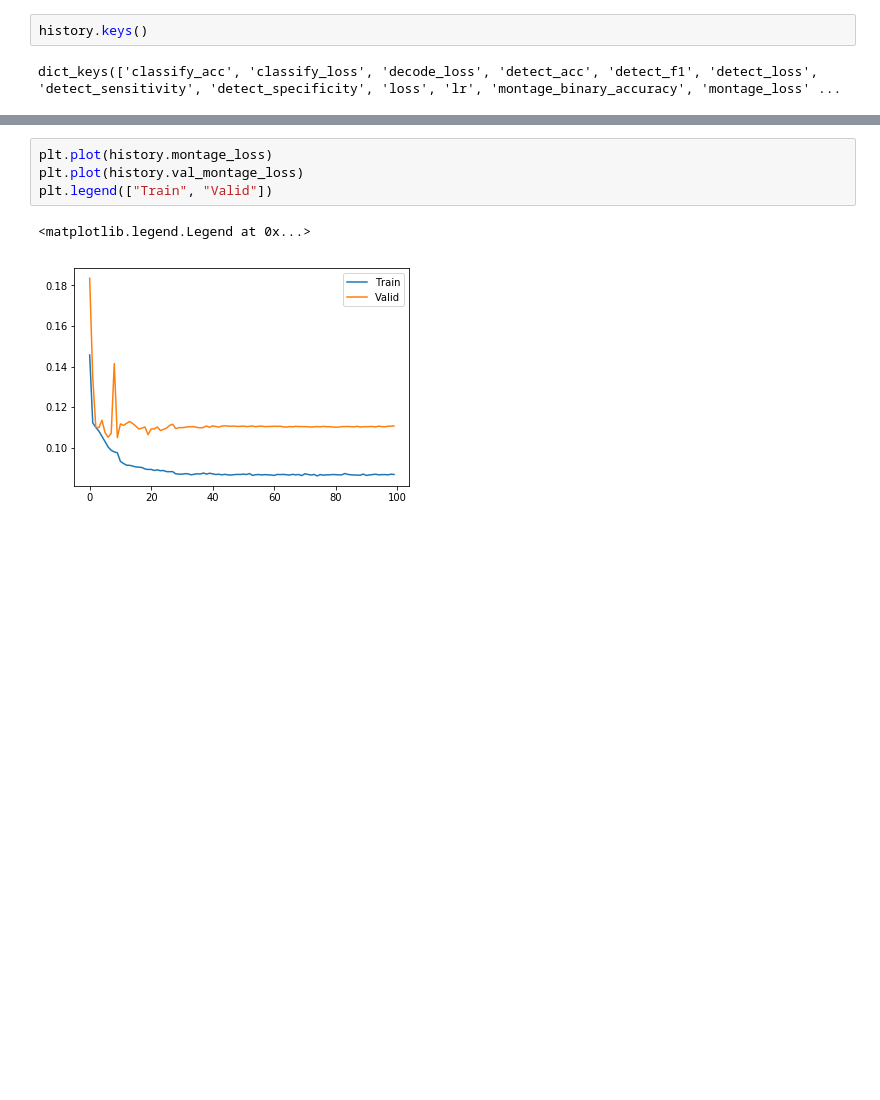
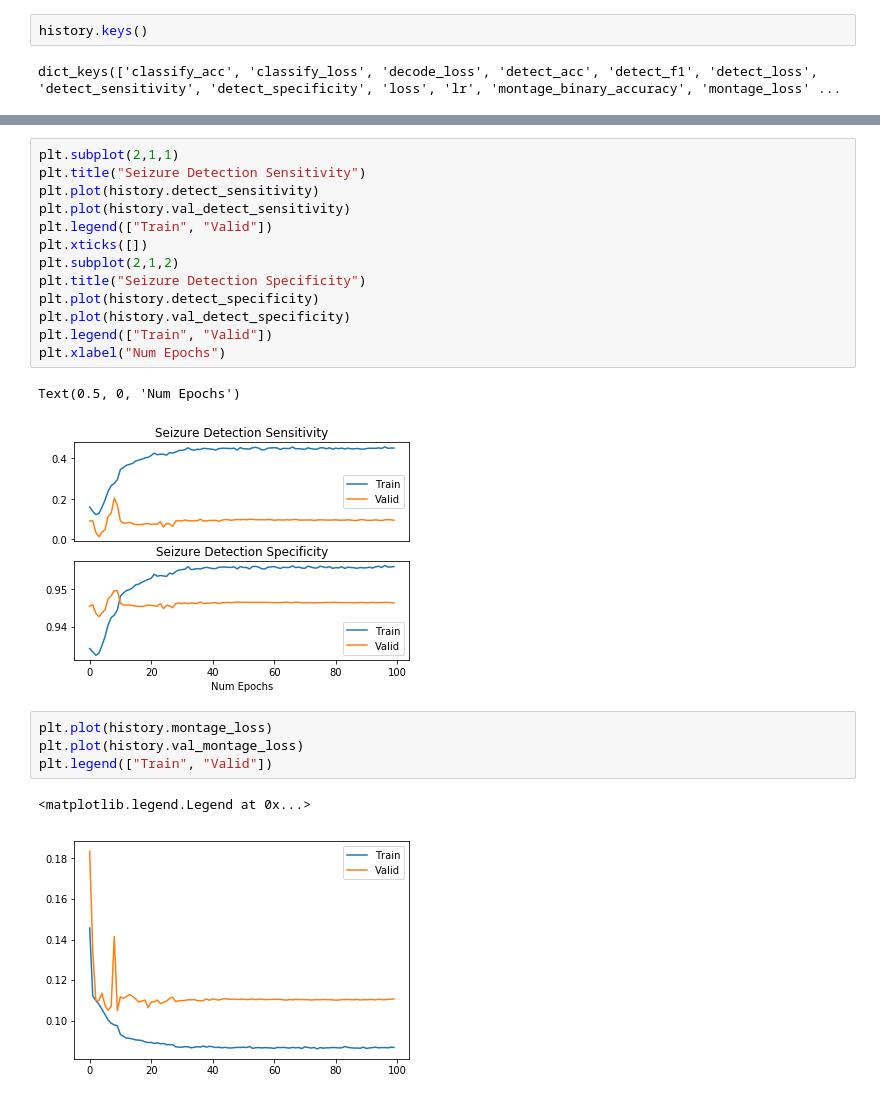
Before and after one commit to Saqibm128/eeg-tasks, a Jupyter notebook: notebooks/Model Check.ipynb, the cells around one changed output, grey strips where cells are left out. Drawn from its saved outputs; the diff is of its cells as text; blank space fills up the shorter version.

```diff
--- a/notebooks/Model Check.ipynb
+++ b/notebooks/Model Check.ipynb
@@ -24,3 +51,19 @@ plt.legend(["Train", "Valid"])
+# %%
+plt.subplot(2,1,1)
+plt.title("Seizure Detection Sensitivity")
+plt.plot(history.detect_sensitivity)
+plt.plot(history.val_detect_sensitivity)
+plt.legend(["Train", "Valid"])
+plt.xticks([])
+plt.subplot(2,1,2)
+plt.title("Seizure Detection Specificity")
+plt.plot(history.detect_specificity)
+plt.plot(history.val_detect_specificity)
+plt.legend(["Train", "Valid"])
+plt.xlabel("Num Epochs")
+# %% [output]
+Text(0.5, 0, 'Num Epochs')
+[figure, added]
 # %%
 plt.plot(history.montage_loss)
 plt.plot(history.val_montage_loss)
```
Also changed, not shown: parts of 14 cells of this notebook, 2 other files.
